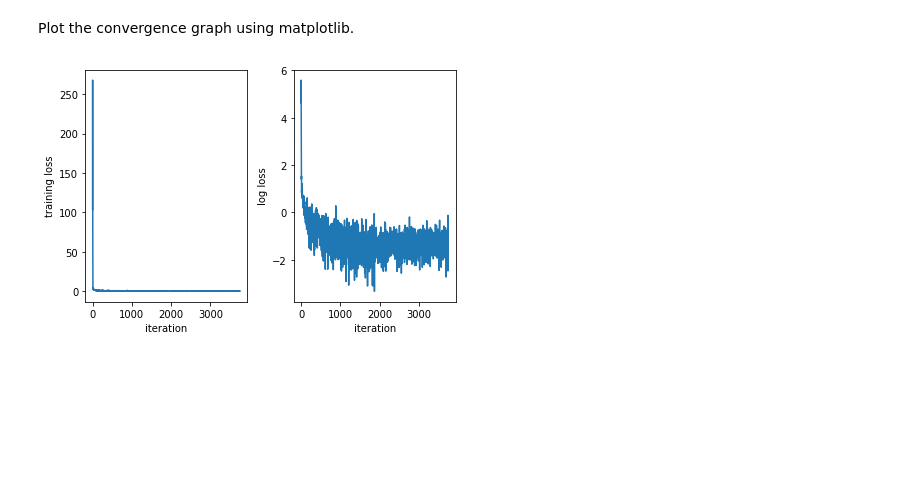
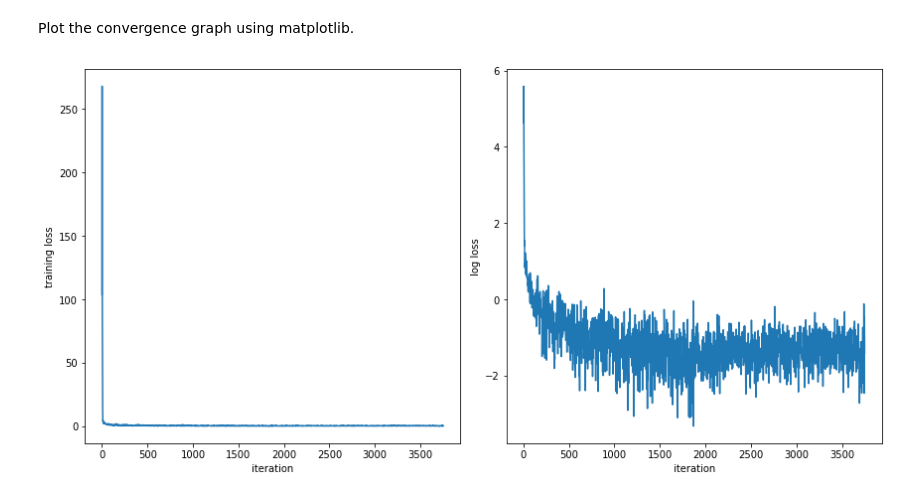
Before and after one commit to maorong-wang/MLMP-assignment-LeNet-5-from-scratch, a Jupyter notebook: LeNet-5.ipynb, the cells around one changed output. Saved outputs shown, nothing was run; the diff lists cells and outputs as text; code cells hidden in the pictures; blank space fills up the shorter version.

```diff
--- a/LeNet-5.ipynb
+++ b/LeNet-5.ipynb
@@ -415,18 +417,19 @@ Confusion matrix:
 # %% [markdown]
 Plot the convergence graph using matplotlib.
 # %%
+plt.figure(figsize=(12, 6))
 plt.subplot(1, 2, 1)
 
 plt.plot(range(0, len(loss_cache * 2), 2), loss_cache)
 plt.xlabel('iteration')
 plt.ylabel('training loss')
 
 plt.subplot(1, 2, 2)
 plt.plot(range(0, len(loss_cache * 2), 2), np.log(loss_cache))
 plt.xlabel('iteration')
 plt.ylabel('log loss')
 
 plt.tight_layout()
 plt.show()
 # %% [output]
-[figure, old version]
+[figure, new version]
```
Also changed, not shown: parts of 2 cells of this notebook.
